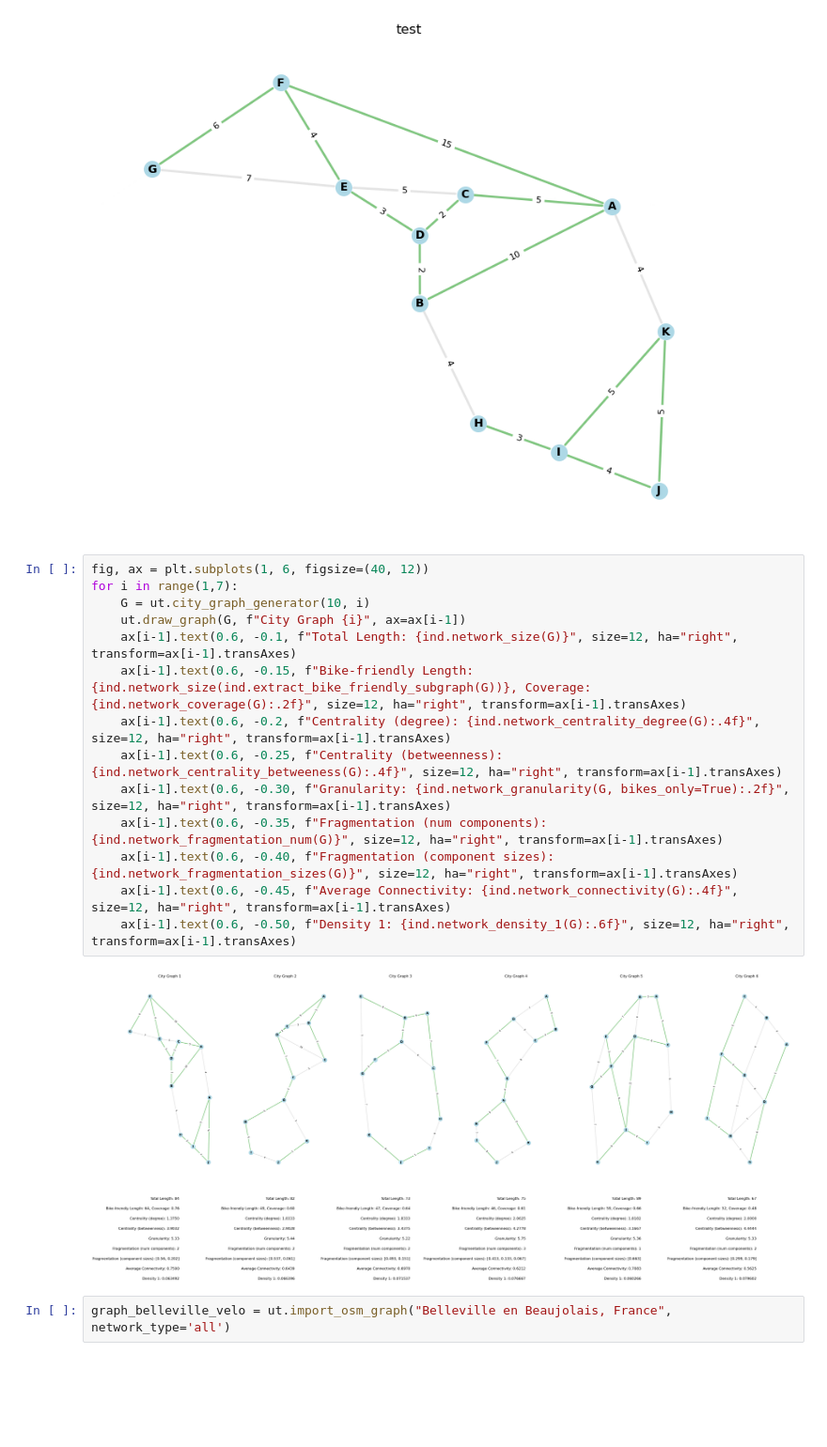
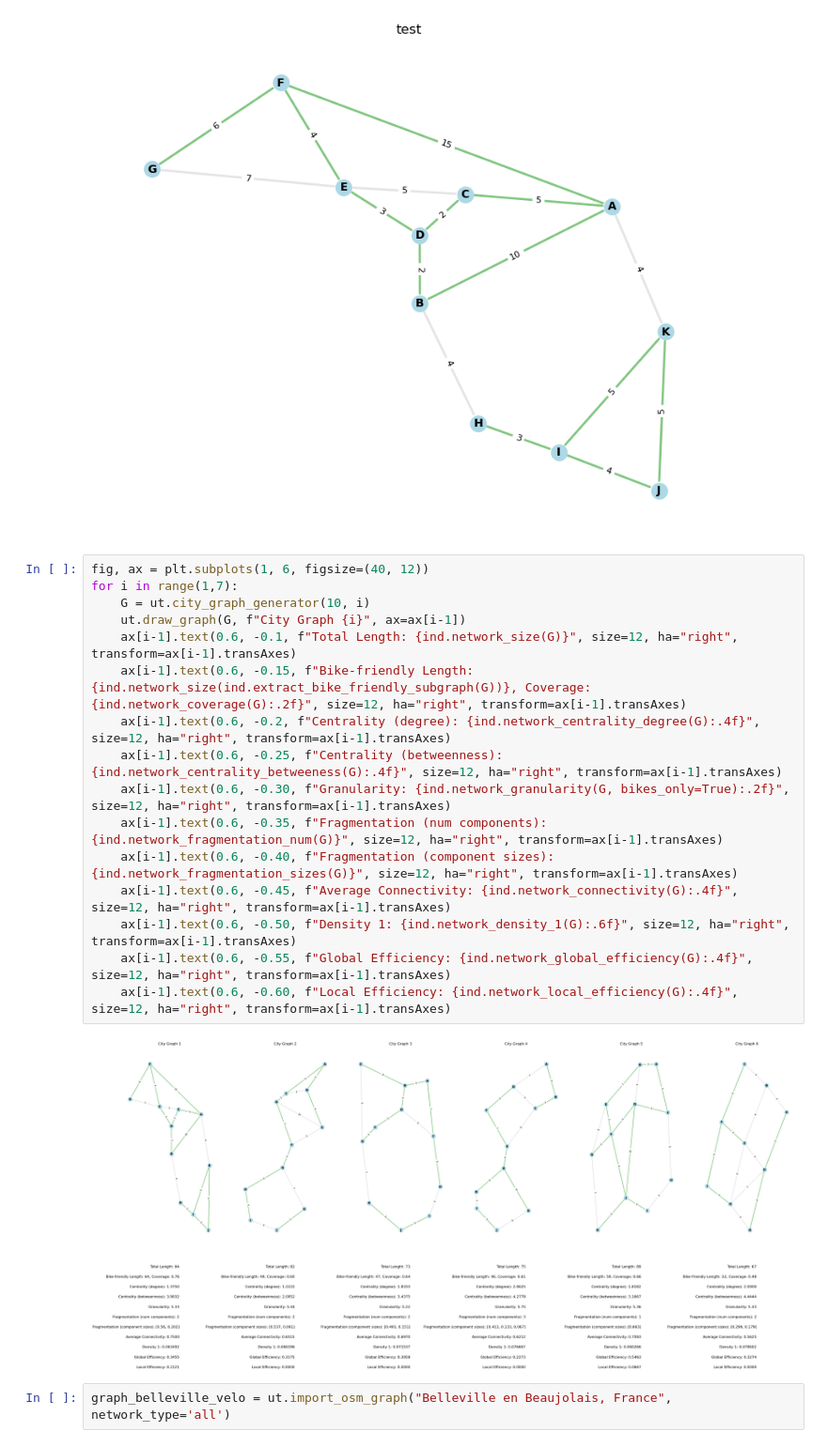
Before and after one commit to tim-lemm/code_these, a Jupyter notebook: notebooks/indicators.ipynb, the cells around one changed output. Shown at 94% size. Cells and saved outputs as stored; diff of their text form; blank space fills up the shorter version.

```diff
--- a/notebooks/indicators.ipynb
+++ b/notebooks/indicators.ipynb
@@ -25,19 +25,21 @@ ut.draw_graph(ut.city_graph_generator(100, 1), "test")
 # %%
 fig, ax = plt.subplots(1, 6, figsize=(40, 12))
 for i in range(1,7):
     G = ut.city_graph_generator(10, i)
     ut.draw_graph(G, f"City Graph {i}", ax=ax[i-1])
     ax[i-1].text(0.6, -0.1, f"Total Length: {ind.network_size(G)}", size=12, ha="right", transform=ax[i-1].transAxes)
     ax[i-1].text(0.6, -0.15, f"Bike-friendly Length: {ind.network_size(ind.extract_bike_friendly_subgraph(G))}, Coverage: {ind.network_coverage(G):.2f}", size=12, ha="right", transform=ax[i-1].transAxes)
     ax[i-1].text(0.6, -0.2, f"Centrality (degree): {ind.network_centrality_degree(G):.4f}", size=12, ha="right", transform=ax[i-1].transAxes)
     ax[i-1].text(0.6, -0.25, f"Centrality (betweenness): {ind.network_centrality_betweeness(G):.4f}", size=12, ha="right", transform=ax[i-1].transAxes)
     ax[i-1].text(0.6, -0.30, f"Granularity: {ind.network_granularity(G, bikes_only=True):.2f}", size=12, ha="right", transform=ax[i-1].transAxes)
     ax[i-1].text(0.6, -0.35, f"Fragmentation (num components): {ind.network_fragmentation_num(G)}", size=12, ha="right", transform=ax[i-1].transAxes)
     ax[i-1].text(0.6, -0.40, f"Fragmentation (component sizes): {ind.network_fragmentation_sizes(G)}", size=12, ha="right", transform=ax[i-1].transAxes)
     ax[i-1].text(0.6, -0.45, f"Average Connectivity: {ind.network_connectivity(G):.4f}", size=12, ha="right", transform=ax[i-1].transAxes)
     ax[i-1].text(0.6, -0.50, f"Density 1: {ind.network_density_1(G):.6f}", size=12, ha="right", transform=ax[i-1].transAxes)
+    ax[i-1].text(0.6, -0.55, f"Global Efficiency: {ind.network_global_efficiency(G):.4f}", size=12, ha="right", transform=ax[i-1].transAxes)
+    ax[i-1].text(0.6, -0.60, f"Local Efficiency: {ind.network_local_efficiency(G):.4f}", size=12, ha="right", transform=ax[i-1].transAxes)
 # %% [output]
-[figure, old version]
+[figure, new version]
 # %%
 graph_belleville_velo = ut.import_osm_graph("Belleville en Beaujolais, France", network_type='all')
 # %%
```
Also changed, not shown: 6 other files.
